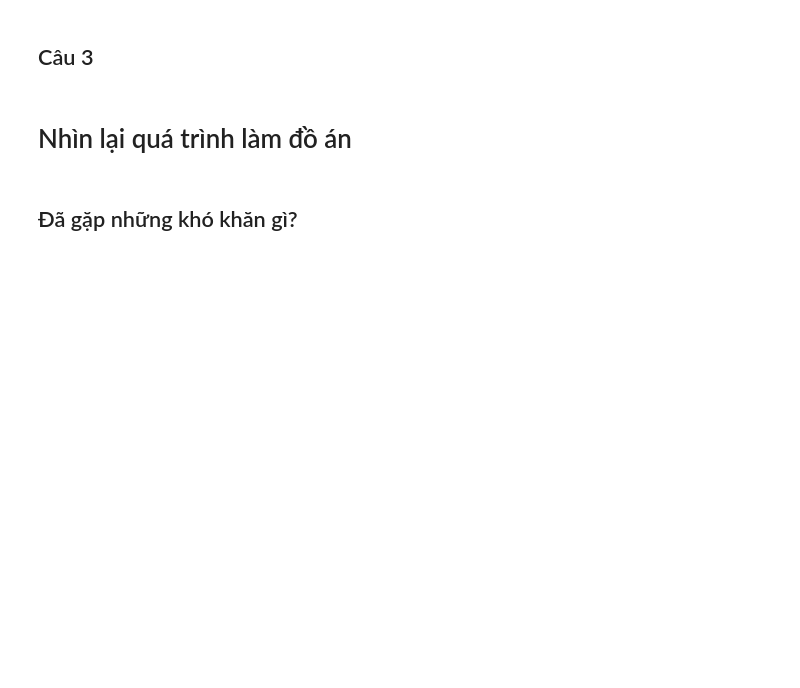
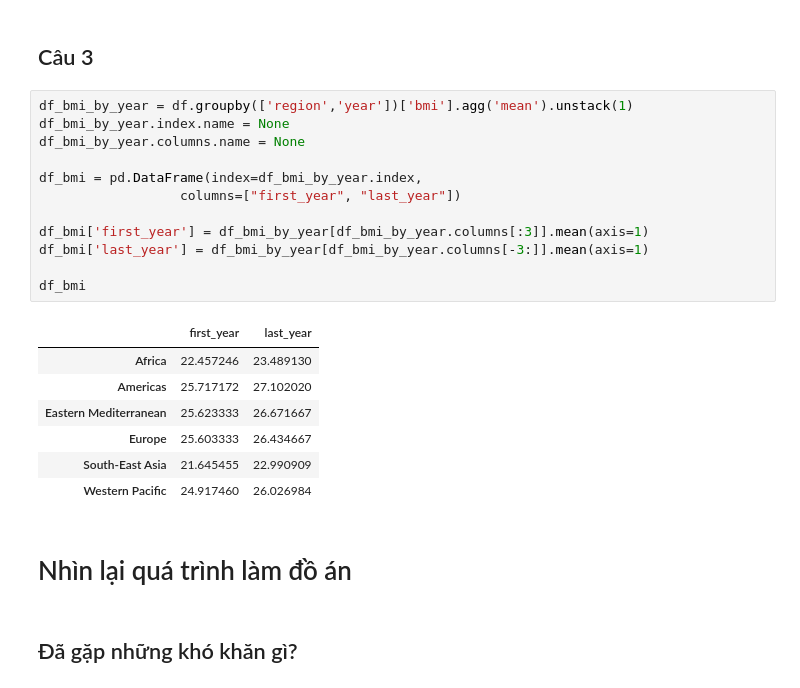
Before and after one commit to dhptrung/P4DS-FinalProject, a Jupyter notebook: P4DS-FinalProject.ipynb, the cells around one changed output. Saved outputs shown, nothing was run; the diff lists cells and outputs as text; blank space fills up the shorter version.

```diff
--- a/P4DS-FinalProject.ipynb
+++ b/P4DS-FinalProject.ipynb
@@ -228,5 +322,25 @@ df.shape
 # %% [markdown]
 ## Câu 3
+# %%
+df_bmi_by_year = df.groupby(['region','year'])['bmi'].agg('mean').unstack(1)
+df_bmi_by_year.index.name = None
+df_bmi_by_year.columns.name = None
+
+df_bmi = pd.DataFrame(index=df_bmi_by_year.index,
+                  columns=["first_year", "last_year"])
+
+df_bmi['first_year'] = df_bmi_by_year[df_bmi_by_year.columns[:3]].mean(axis=1)
+df_bmi['last_year'] = df_bmi_by_year[df_bmi_by_year.columns[-3:]].mean(axis=1)
+
+df_bmi
+# %% [output]
+|  | first_year | last_year |
+| Africa | 22.457246 | 23.489130 |
+| Americas | 25.717172 | 27.102020 |
+| Eastern Mediterranean | 25.623333 | 26.671667 |
+| Europe | 25.603333 | 26.434667 |
+| South-East Asia | 21.645455 | 22.990909 |
+| Western Pacific | 24.917460 | 26.026984 |
 # %% [markdown]
 # Nhìn lại quá trình làm đồ án
 # %% [markdown]
```
Also changed, not shown: parts of 13 cells of this notebook.
